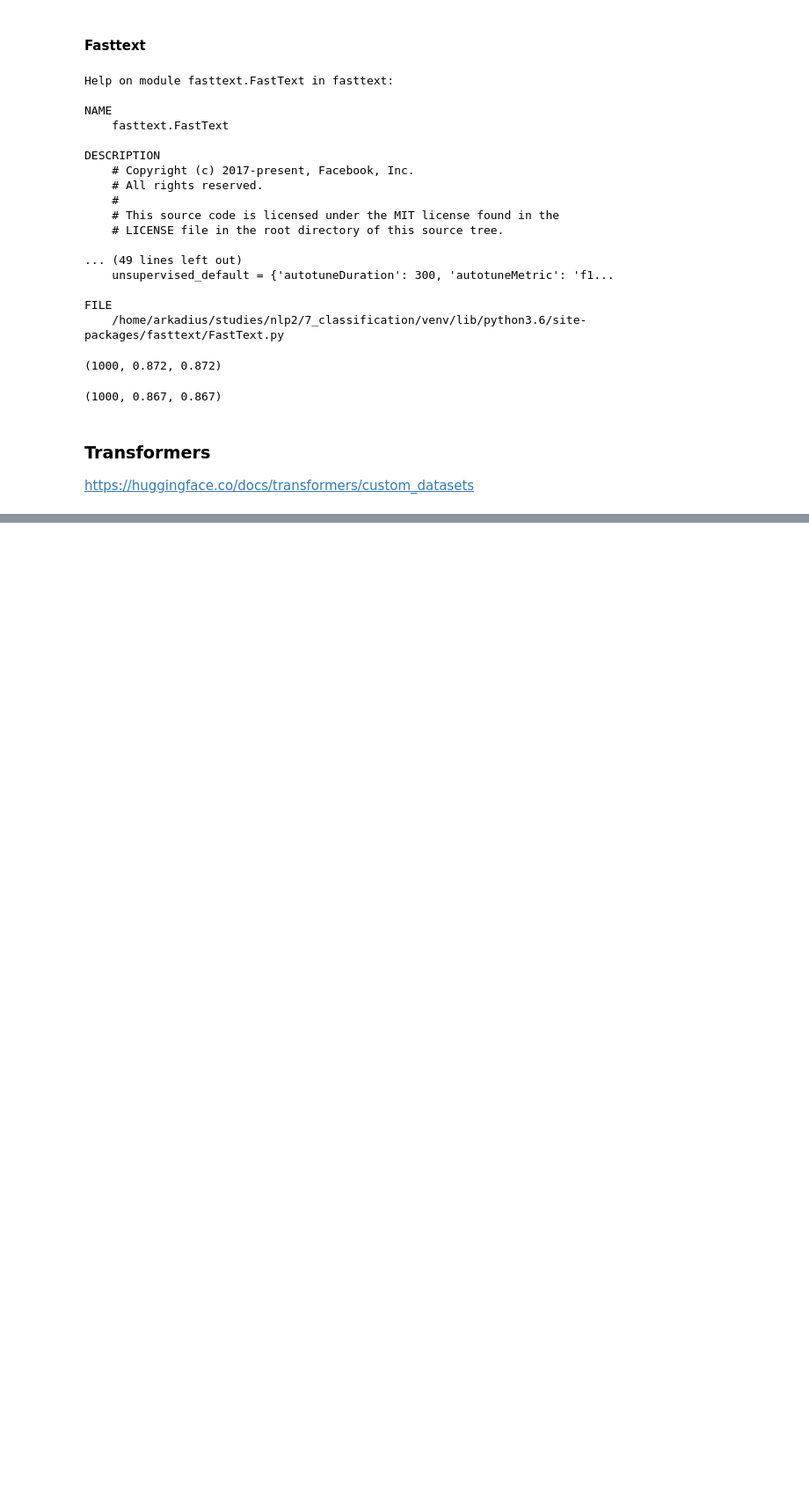
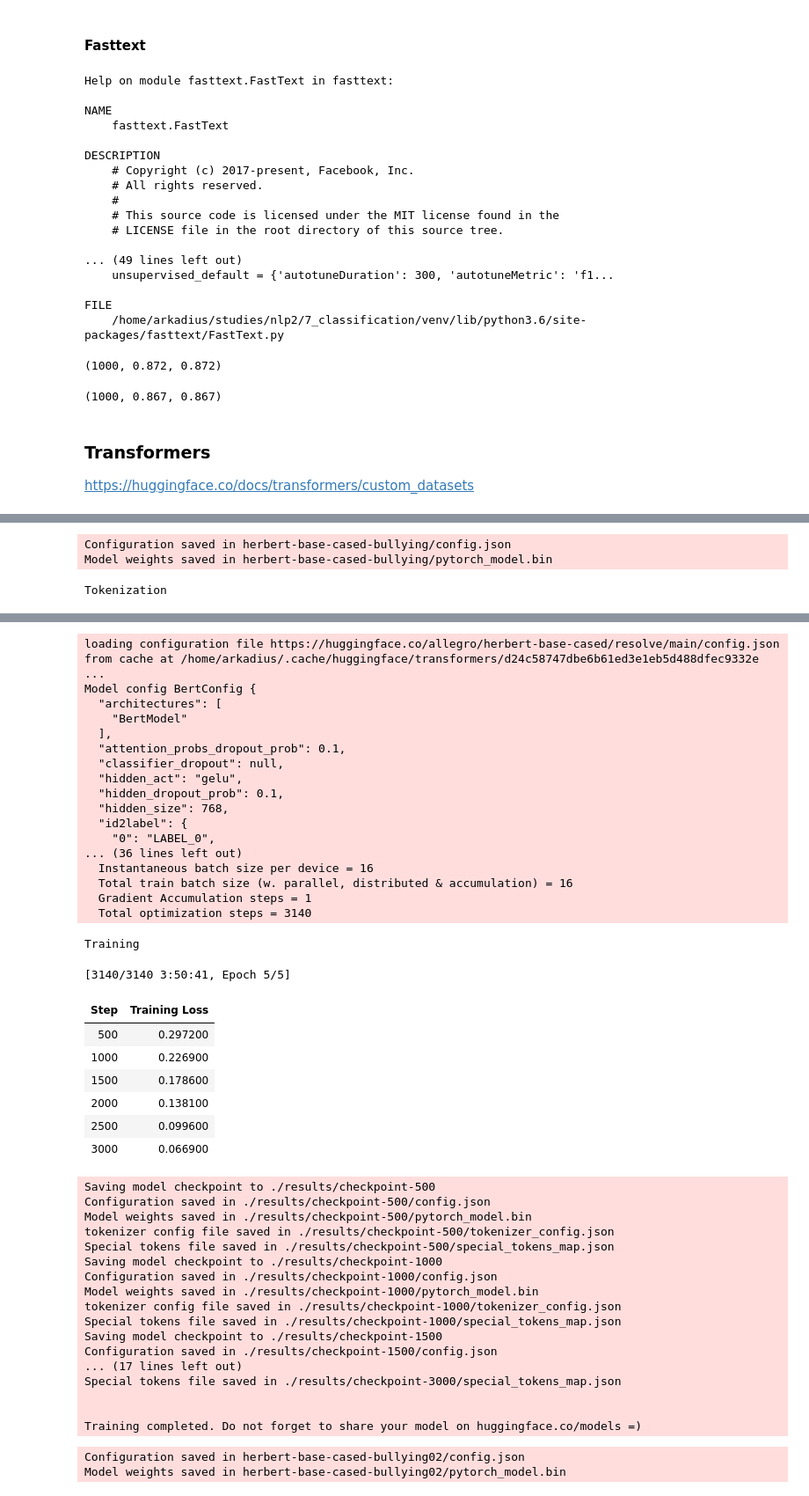
Before and after one commit to arkadiuss/nlp, a Jupyter notebook: 7_classification/7_classification.ipynb, the cells around one changed output, grey strips where cells are left out. Shown at 88% size. Cells and saved outputs as stored; diff of their text form; code cells hidden in the pictures; blank space fills up the shorter version.

Commit message:
models evaluation

```diff
--- a/7_classification/7_classification.ipynb
+++ b/7_classification/7_classification.ipynb
@@ -147,9 +147,9 @@ def fine_tuned(model_name, dataset, expected_labels):
         learning_rate=2e-5,
         per_device_train_batch_size=16,
         per_device_eval_batch_size=16,
-        num_train_epochs=5,
+        num_train_epochs=2,
         weight_decay=0.01,
-        label_names=["label"]
+        evaluation_strategy="epoch"
     )
 
     trainer = Trainer(
@@ -162,8 +162,8 @@ def fine_tuned(model_name, dataset, expected_labels):
     )
 
     trainer.train()
-
-    return model
+    print(trainer.evaluate())
+    return model, trainer.evaluate()
 # %%
 herbert_fine_tuned = fine_tuned("allegro/herbert-base-cased", dataset01, 2)
 # %% [output]
@@ -188,0 +214,9 @@ Training
+# %%
+herbert_fine_tuned.save_pretrained("herbert-base-cased-bullying")
+# %% [output]
+Configuration saved in herbert-base-cased-bullying/config.json
+Model weights saved in herbert-base-cased-bullying/pytorch_model.bin
+# %%
+res = fine_tuned("allegro/herbert-base-cased", dataset02, 3)
+# %% [output]
+Tokenization
@@ -188,0 +240,48 @@ Training
+loading configuration file https://huggingface.co/allegro/herbert-base-cased/resolve/main/config.json from cache at /home/arkadius/.cache/huggingface/transformers/d24c58747dbe6b61ed3e1eb5d488dfec9332e ...
+Model config BertConfig {
+  "architectures": [
+    "BertModel"
+  ],
+  "attention_probs_dropout_prob": 0.1,
+  "classifier_dropout": null,
+  "hidden_act": "gelu",
+  "hidden_dropout_prob": 0.1,
+  "hidden_size": 768,
+  "id2label": {
+    "0": "LABEL_0",
+... (36 lines left out)
+  Instantaneous batch size per device = 16
+  Total train batch size (w. parallel, distributed & accumulation) = 16
+  Gradient Accumulation steps = 1
+  Total optimization steps = 3140
+Training
+[3140/3140 3:50:41, Epoch 5/5]
+| Step | Training Loss |
+| 500 | 0.297200 |
+| 1000 | 0.226900 |
+| 1500 | 0.178600 |
+| 2000 | 0.138100 |
+| 2500 | 0.099600 |
+| 3000 | 0.066900 |
+Saving model checkpoint to ./results/checkpoint-500
+Configuration saved in ./results/checkpoint-500/config.json
+Model weights saved in ./results/checkpoint-500/pytorch_model.bin
+tokenizer config file saved in ./results/checkpoint-500/tokenizer_config.json
+Special tokens file saved in ./results/checkpoint-500/special_tokens_map.json
+Saving model checkpoint to ./results/checkpoint-1000
+Configuration saved in ./results/checkpoint-1000/config.json
+Model weights saved in ./results/checkpoint-1000/pytorch_model.bin
+tokenizer config file saved in ./results/checkpoint-1000/tokenizer_config.json
+Special tokens file saved in ./results/checkpoint-1000/special_tokens_map.json
+Saving model checkpoint to ./results/checkpoint-1500
+Configuration saved in ./results/checkpoint-1500/config.json
+... (17 lines left out)
+Special tokens file saved in ./results/checkpoint-3000/special_tokens_map.json
+
+
+Training completed. Do not forget to share your model on huggingface.co/models =)
+# %%
+res.save_pretrained("herbert-base-cased-bullying02")
+# %% [output]
+Configuration saved in herbert-base-cased-bullying02/config.json
+Model weights saved in herbert-base-cased-bullying02/pytorch_model.bin
```
Also changed, not shown: parts of 3 cells of this notebook, 1 other file.
